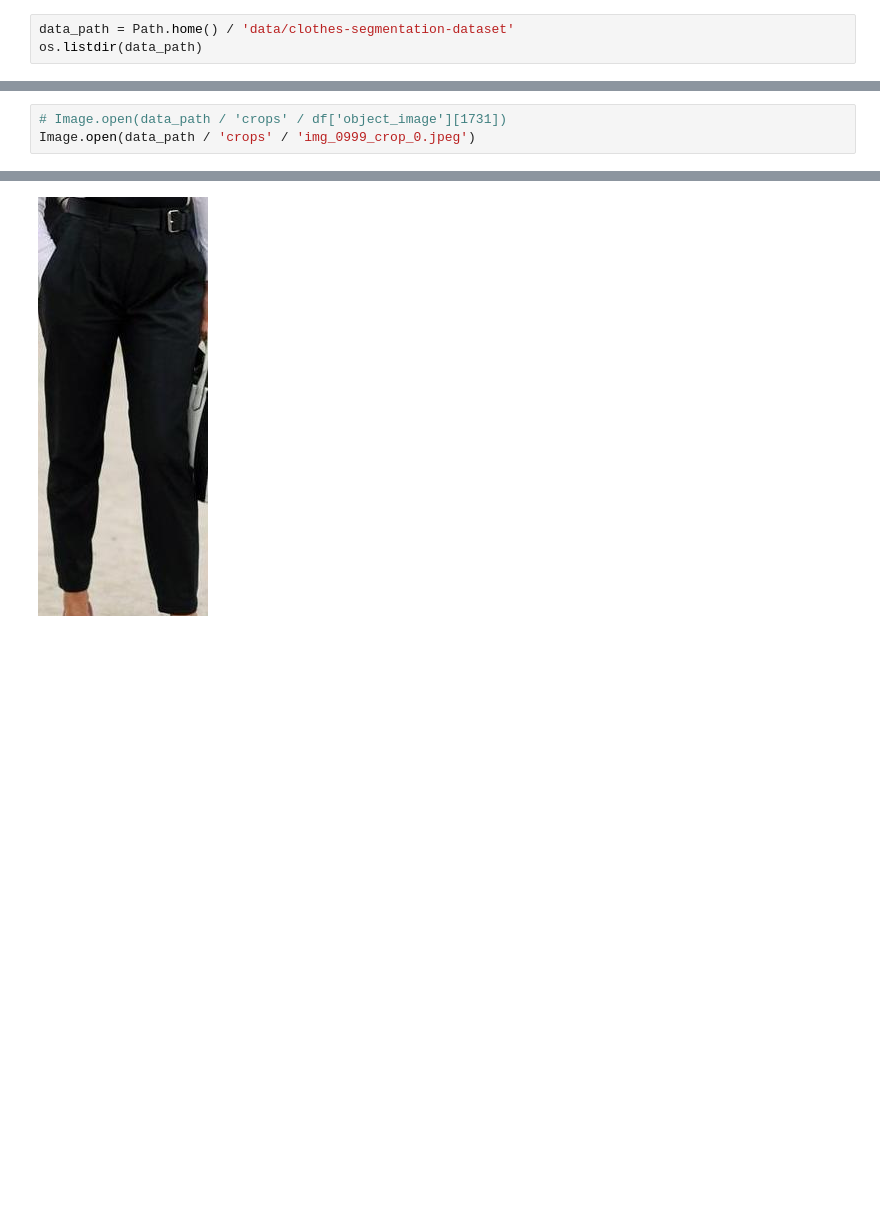
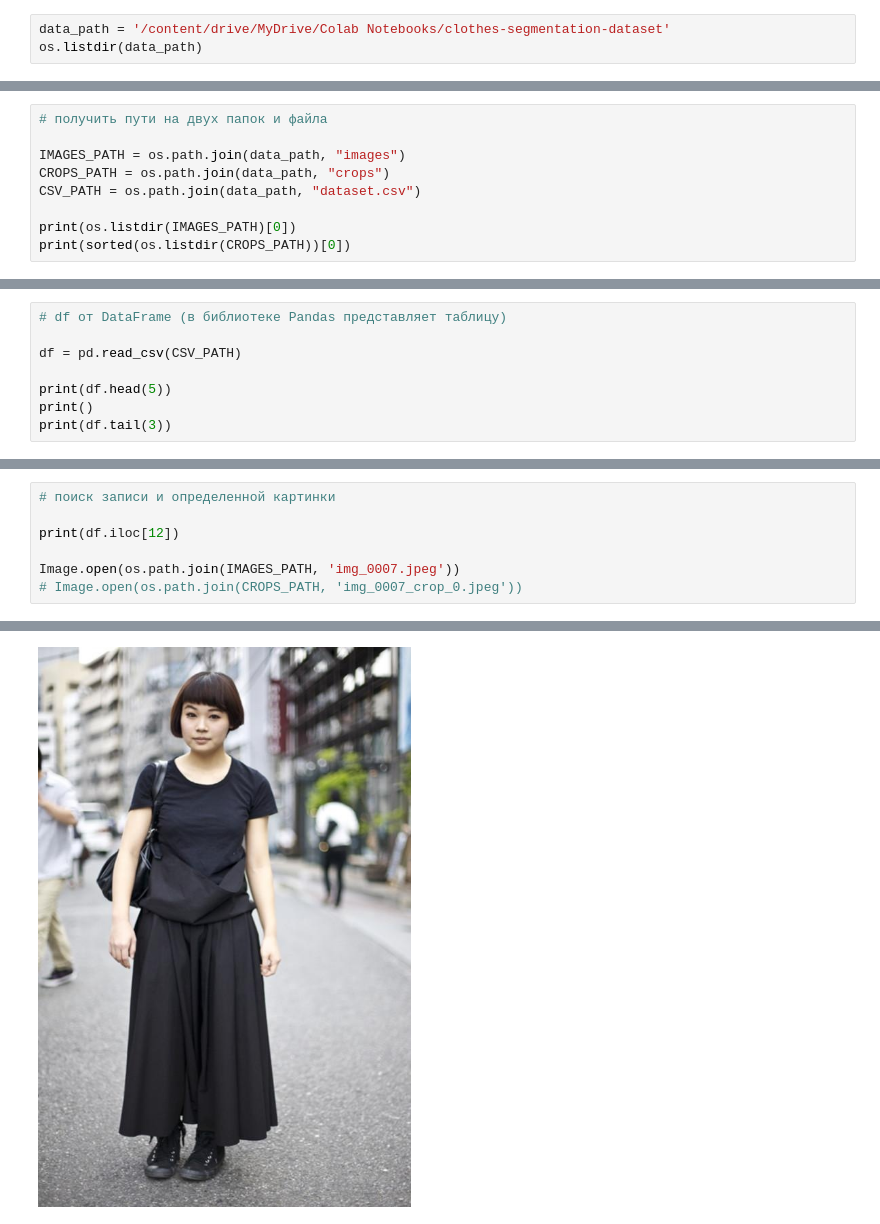
Before and after one commit to hocop/sirius2026, a Jupyter notebook: 3_eda.ipynb, the cells around one changed output, grey strips where cells are left out. Drawn from its saved outputs; the diff is of its cells as text; blank space fills up the shorter version.

```diff
--- a/3_eda.ipynb
+++ b/3_eda.ipynb
@@ -8,4 +23,4 @@ import polars as pl
 # %%
-data_path = Path.home() / 'data/clothes-segmentation-dataset'
+data_path = '/content/drive/MyDrive/Colab Notebooks/clothes-segmentation-dataset'
 os.listdir(data_path)
 # %% [output]
@@ -59,0 +28,9 @@ Image.open(data_path / 'images' / 'img_0999.jpeg')
+# %%
+# получить пути на двух папок и файла
+
+IMAGES_PATH = os.path.join(data_path, "images")
+CROPS_PATH = os.path.join(data_path, "crops")
+CSV_PATH = os.path.join(data_path, "dataset.csv")
+
+print(os.listdir(IMAGES_PATH)[0])
+print(sorted(os.listdir(CROPS_PATH))[0])
@@ -59,0 +50,8 @@ Image.open(data_path / 'images' / 'img_0999.jpeg')
+# %%
+# df от DataFrame (в библиотеке Pandas представляет таблицу)
+
+df = pd.read_csv(CSV_PATH)
+
+print(df.head(5))
+print()
+print(df.tail(3))
@@ -60,4 +163,8 @@ Image.open(data_path / 'images' / 'img_0999.jpeg')
 # %%
-# Image.open(data_path / 'crops' / df['object_image'][1731])
-Image.open(data_path / 'crops' / 'img_0999_crop_0.jpeg')
+# поиск записи и определенной картинки
+
+print(df.iloc[12])
+
+Image.open(os.path.join(IMAGES_PATH, 'img_0007.jpeg'))
+# Image.open(os.path.join(CROPS_PATH, 'img_0007_crop_0.jpeg'))
 # %% [output]
@@ -64 +176 @@ Image.open(data_path / 'crops' / 'img_0999_crop_0.jpeg')
-[figure, old version]
+[figure, new version]
```
Also changed, not shown: parts of 17 cells of this notebook.
